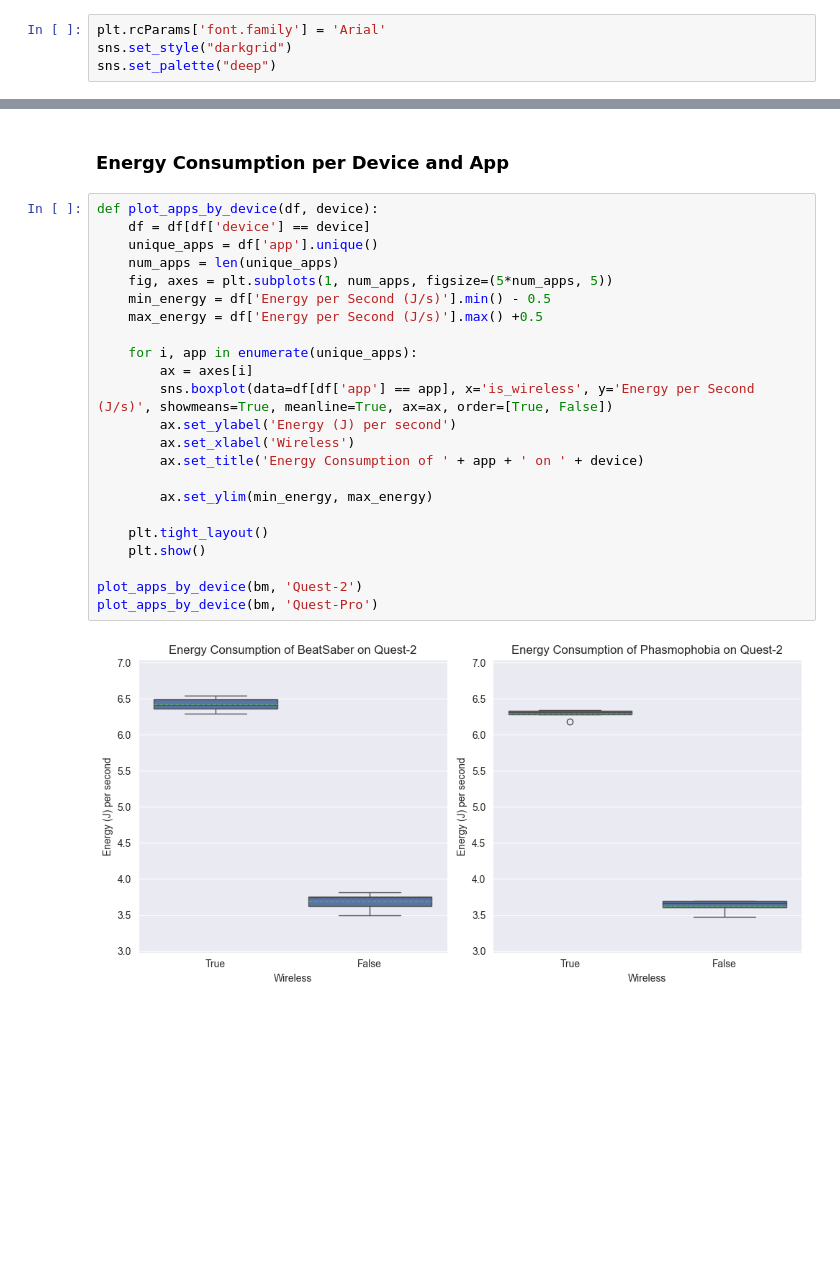
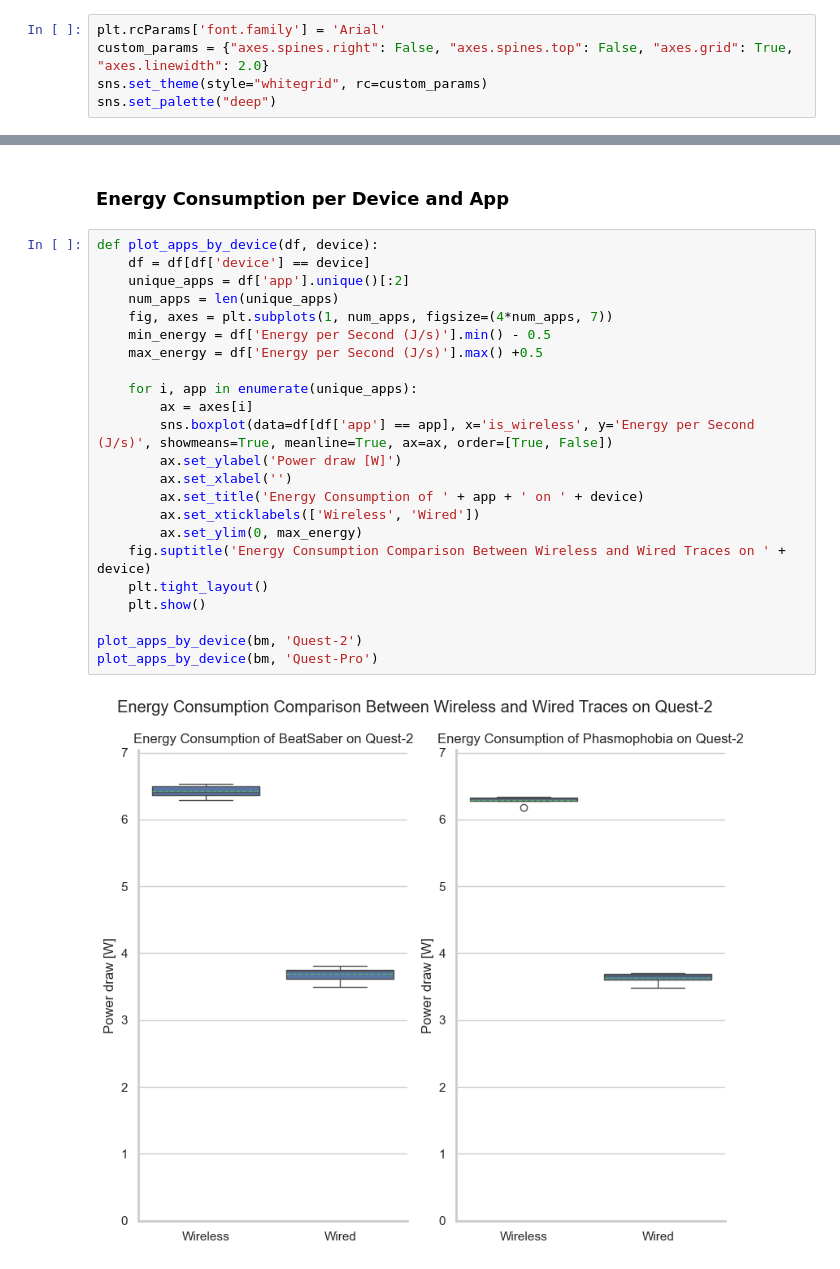
Before and after one commit to Raiduy/librnr-experiments, a Jupyter notebook: analysis_BM.ipynb, the cells around one changed output, grey strips where cells are left out. Drawn from its saved outputs; the diff is of its cells as text; blank space fills up the shorter version.

Commit message:
changes in graphs

```diff
--- a/analysis_BM.ipynb
+++ b/analysis_BM.ipynb
@@ -84,10 +100,11 @@ bm.to_csv('overall_energy.csv', index=False)
 # Plots
 # %% [markdown]
 ### Setting Figure Style
-# %%
-plt.rcParams['font.family'] = 'Arial'
-sns.set_style("darkgrid")
-sns.set_palette("deep")
+# %%
+plt.rcParams['font.family'] = 'Arial'
+custom_params = {"axes.spines.right": False, "axes.spines.top": False, "axes.grid": True, "axes.linewidth": 2.0}
+sns.set_theme(style="whitegrid", rc=custom_params)
+sns.set_palette("deep")
 # %% [markdown]
 ### Totals per device
 # %%
@@ -106,25 +123,25 @@ Passing `palette` without assigning `hue` is deprecated and will be removed in v
 # %%
 def plot_apps_by_device(df, device):
     df = df[df['device'] == device]
-    unique_apps = df['app'].unique()
+    unique_apps = df['app'].unique()[:2]
     num_apps = len(unique_apps)
-    fig, axes = plt.subplots(1, num_apps, figsize=(5*num_apps, 5))
+    fig, axes = plt.subplots(1, num_apps, figsize=(4*num_apps, 7))
     min_energy = df['Energy per Second (J/s)'].min() - 0.5
     max_energy = df['Energy per Second (J/s)'].max() +0.5
 
     for i, app in enumerate(unique_apps):
         ax = axes[i]
         sns.boxplot(data=df[df['app'] == app], x='is_wireless', y='Energy per Second (J/s)', showmeans=True, meanline=True, ax=ax, order=[True, False])
-        ax.set_ylabel('Energy (J) per second')
-        ax.set_xlabel('Wireless')
+        ax.set_ylabel('Power draw [W]')
+        ax.set_xlabel('')
         ax.set_title('Energy Consumption of ' + app + ' on ' + device)
-
-        ax.set_ylim(min_energy, max_energy)
-
+        ax.set_xticklabels(['Wireless', 'Wired'])
+        ax.set_ylim(0, max_energy)
+    fig.suptitle('Energy Consumption Comparison Between Wireless and Wired Traces on ' + device)
     plt.tight_layout()
     plt.show()
 
 plot_apps_by_device(bm, 'Quest-2')
 plot_apps_by_device(bm, 'Quest-Pro')
 # %% [output]
-[figure, old version]
+[figure, new version]
```
Also changed, not shown: parts of 5 cells of this notebook.
